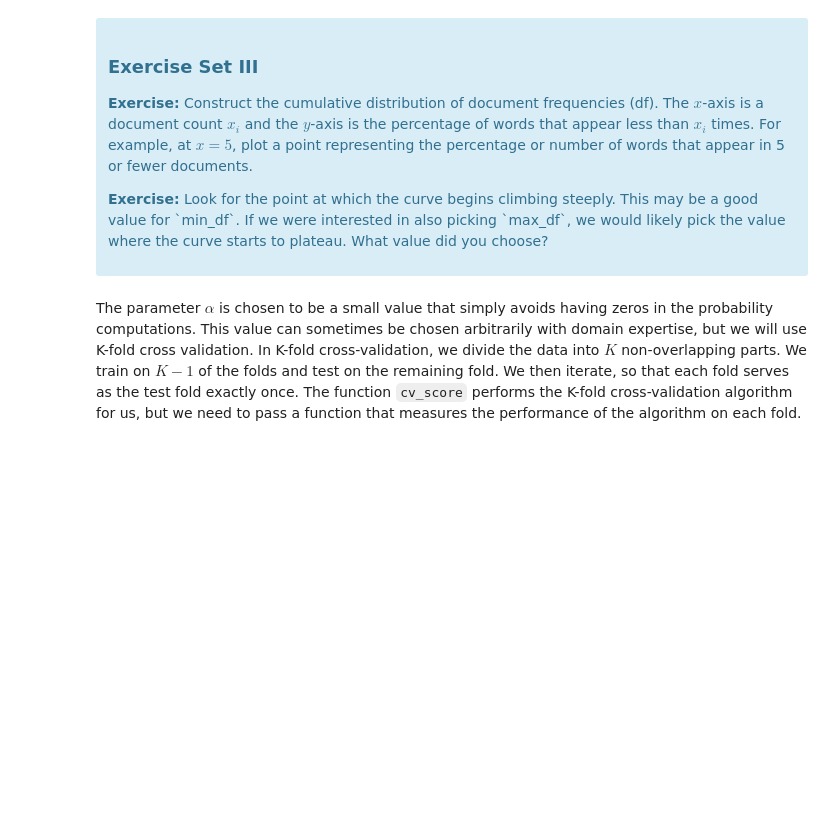
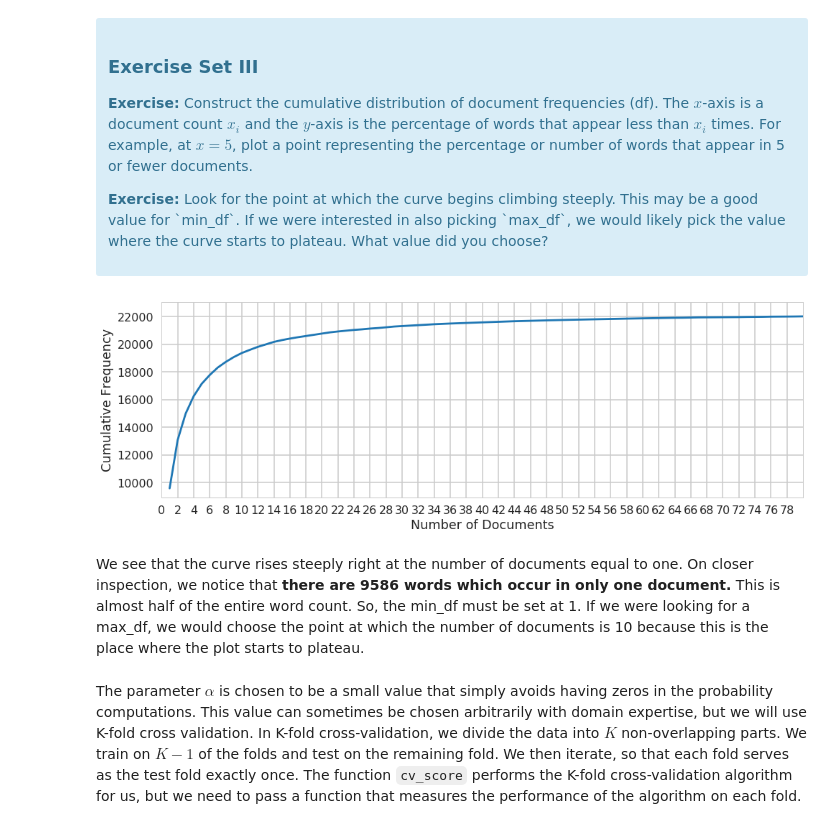
Before and after one commit to BhuviSharma/SB-DSC, a Jupyter notebook: mini_projects/naive_bayes/Mini_Project_Naive_Bayes.ipynb, the cells around one changed output. Cells and saved outputs as stored; diff of their text form; code cells hidden in the pictures; blank space fills up the shorter version.

```diff
--- a/mini_projects/naive_bayes/Mini_Project_Naive_Bayes.ipynb
+++ b/mini_projects/naive_bayes/Mini_Project_Naive_Bayes.ipynb
@@ -281,3 +316,21 @@ First, let's find an appropriate value for `min_df` for the `CountVectorizer`. `
+# %%
+# Your turn.
+from scipy.sparse import csr_matrix
+csr = X.nonzero()
+frequencies = pd.Series(csr[1]).value_counts().sort_index()
+cdf = frequencies.value_counts().sort_index().cumsum()
+plt.figure(figsize=(16,5))
+plt.plot(cdf.index, cdf)
+plt.xlim([0,80])
+plt.xticks(np.arange(0, 80, 2.0))
+plt.xlabel("Number of Documents")
+plt.ylabel("Cumulative Frequency")
+plt.show()
+# %% [output]
+[figure, added]
+# %% [markdown]
+We see that the curve rises steeply right at the number of documents equal to one. On closer inspection, we notice that **there are 9586 words which occur in only one document.** This is almost half of the entire word count. So, the min_df must be set at 1.
+If we were looking for a max_df, we would choose the point at which the number of documents is 10 because this is the place where the plot starts to plateau.
 # %% [markdown]
 The parameter $\alpha$ is chosen to be a small value that simply avoids having zeros in the probability computations. This value can sometimes be chosen arbitrarily with domain expertise, but we will use K-fold cross validation. In K-fold cross-validation, we divide the data into $K$ non-overlapping parts. We train on $K-1$ of the folds and test on the remaining fold. We then iterate, so that each fold serves as the test fold exactly once. The function `cv_score` performs the K-fold cross-validation algorithm for us, but we need to pass a function that measures the performance of the algorithm on each fold.
 # %%
```
Also changed, not shown: parts of 38 cells of this notebook.
